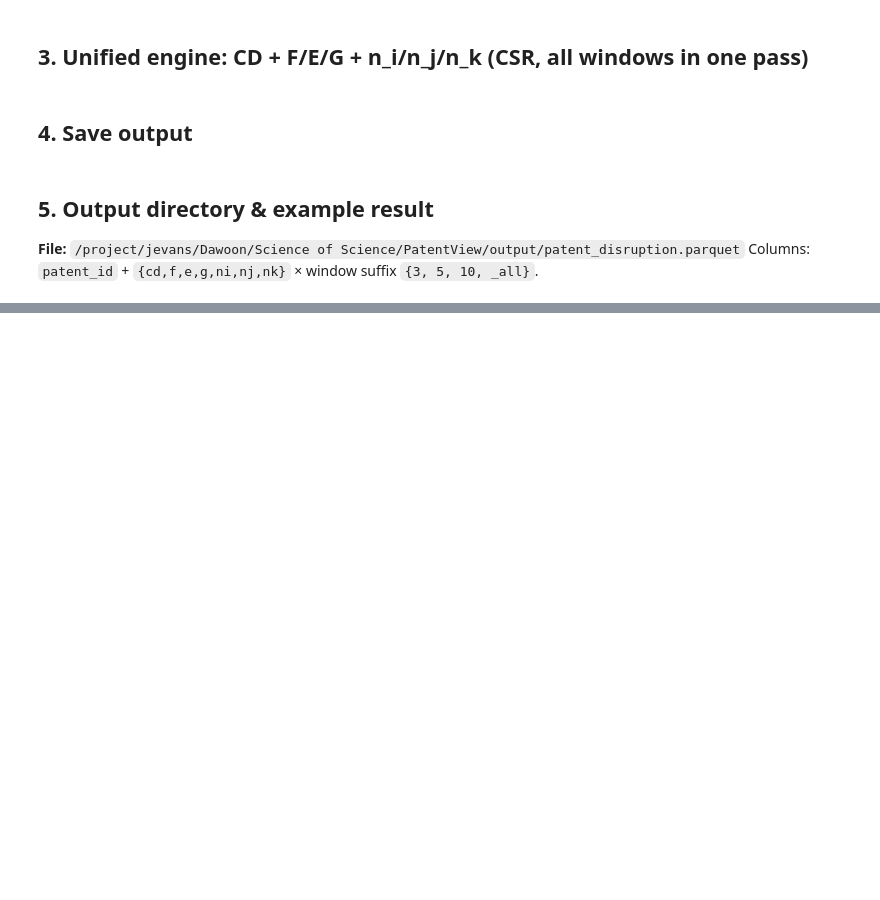
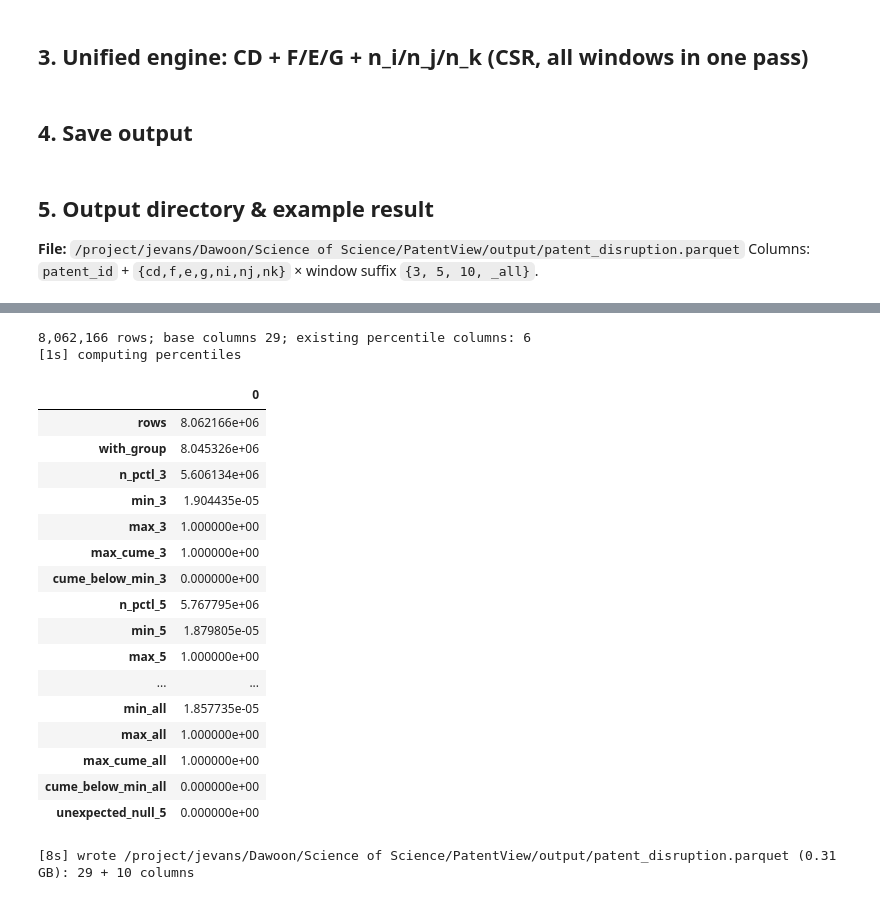
Before and after one commit to Dawoon-Jeong0523/Science-of-Science, a Jupyter notebook: PatentView/notebook/patent_disruption.ipynb, the cells around one changed output, grey strips where cells are left out. Drawn from its saved outputs; the diff is of its cells as text; code cells hidden in the pictures; blank space fills up the shorter version.

```diff
--- a/PatentView/notebook/patent_disruption.ipynb
+++ b/PatentView/notebook/patent_disruption.ipynb
@@ -212,0 +224,76 @@ display(out[[c for c in out.columns if c.split('_')[0] in ('CD','F','E','G')]].d
+# %%
+# Self-contained: this section reads the finished parquet and the metadata and can be run alone
+# (python run_notebook.py <nb> --from <this code cell> --save-outputs). It appends the cohort
+# percentile columns and replaces the file atomically; re-running recomputes them.
+import os, time, duckdb
+import numpy as np, pandas as pd
+t0 = time.time()
+_mb = os.environ.get('SLURM_MEM_PER_NODE')
+DUCKDB_MEM = os.environ.get('NB_DUCKDB_MEM') or (f'{int(int(_mb) * 0.8)}MB' if _mb else '16GB')
+con = duckdb.connect()
+con.execute(f"SET memory_limit='{DUCKDB_MEM}'"); con.execute(f"SET threads={int(os.environ.get('SLURM_CPUS_PER_TASK', '4'))}")
+con.execute("SET temp_directory='/project/jevans/Dawoon/Science of Science/.duckdb_tmp'"); con.execute('SET preserve_insertion_order=false')
+HORIZONS = ['3', '5', '10', 'all']
+
+OUT_FP = '/project/jevans/Dawoon/Science of Science/PatentView/output/patent_disruption.parquet'
+META_FP = '/project/jevans/Dawoon/Science of Science/PatentView/output/patent_metadata.parquet'
+TMP_FP = OUT_FP + '.pctl.tmp.parquet'
+cols = con.execute(f"SELECT * FROM read_parquet('{OUT_FP}') LIMIT 0").df().columns.tolist()
+base_cols = [c for c in cols if not (c.endswith('_pctl') or c.endswith('_pctl_cume')) and c not in ('pctl_year', 'pctl_group')]
+n0 = con.execute(f"SELECT count(*) FROM read_parquet('{OUT_FP}')").fetchone()[0]
+print(f'{n0:,} rows; base columns {len(base_cols)}; existing percentile columns: {len(cols) - len(base_cols)}')
+con.execute(f"""
+CREATE TEMP TABLE key AS
+SELECT CAST(patent_id AS VARCHAR) AS patent_id, filing_year AS pctl_year,
+       CASE WHEN upper(substr(trim(cpc_code), 1, 1)) IN ('A','B','C','D','E','F','G','H','Y') THEN upper(substr(trim(cpc_code), 1, 1)) END AS pctl_group
+FROM read_parquet('{META_FP}') WHERE filing_year IS NOT NULL""")
+# Two percentiles per window: CD_h_pctl = minimum rank / n (share strictly below), and CD_h_pctl_cume = share
+# at or below the value (ties inclusive, like cume_dist). CD has large tie blocks at its extremes (CD = 1 when every
+# citer cites only the focal document), so the minimum-rank percentile of the whole top block can sit far below 0.9;
+# the cumulative percentile is the one to threshold for "top x%" hits.
+pctl = ', '.join(
+    f"CASE WHEN d.CD_{h} IS NULL OR k.pctl_group IS NULL THEN NULL "
+    f"ELSE rank() OVER (PARTITION BY k.pctl_year, k.pctl_group ORDER BY d.CD_{h}) * 1.0 "
+    f"/ count(d.CD_{h}) OVER (PARTITION BY k.pctl_year, k.pctl_group) END AS CD_{h}_pctl, "
+    f"CASE WHEN d.CD_{h} IS NULL OR k.pctl_group IS NULL THEN NULL "
+    f"ELSE count(d.CD_{h}) OVER (PARTITION BY k.pctl_year, k.pctl_group ORDER BY d.CD_{h} RANGE BETWEEN UNBOUNDED PRECEDING AND CURRENT ROW) * 1.0 "
+    f"/ count(d.CD_{h}) OVER (PARTITION BY k.pctl_year, k.pctl_group) END AS CD_{h}_pctl_cume" for h in HORIZONS)
+print(f'[{time.time() - t0:.0f}s] computing percentiles')
+con.execute(f"""
+COPY (
+  SELECT {', '.join('d.' + c for c in base_cols)}, k.pctl_year, k.pctl_group, {pctl}
+  FROM (SELECT * REPLACE (CAST(patent_id AS VARCHAR) AS patent_id) FROM read_parquet('{OUT_FP}')) d LEFT JOIN key k USING (patent_id)
+) TO '{TMP_FP}' (FORMAT PARQUET, COMPRESSION ZSTD)""")
+chk = con.execute(f"""
+SELECT count(*) AS rows, count(pctl_group) AS with_group,
+       {', '.join(f'count(CD_{h}_pctl) AS n_pctl_{h}, min(CD_{h}_pctl) AS min_{h}, max(CD_{h}_pctl) AS max_{h}, max(CD_{h}_pctl_cume) AS max_cume_{h}, sum(CASE WHEN CD_{h}_pctl_cume < CD_{h}_pctl THEN 1 ELSE 0 END) AS cume_below_min_{h}' for h in HORIZONS)},
+       sum(CASE WHEN CD_5 IS NOT NULL AND pctl_group IS NOT NULL AND CD_5_pctl IS NULL THEN 1 ELSE 0 END) AS unexpected_null_5
+FROM read_parquet('{TMP_FP}')""").df()
+display(chk.T)
+assert chk.rows[0] == n0, 'row count changed'
+assert chk.unexpected_null_5[0] == 0 and chk.max_5[0] <= 1 and chk.min_5[0] > 0
+assert chk.max_cume_5[0] <= 1 + 1e-12 and chk.cume_below_min_5[0] == 0, 'cumulative percentile must be >= minimum-rank percentile'
+os.replace(TMP_FP, OUT_FP)
+con.close()
+print(f'[{time.time() - t0:.0f}s] wrote {OUT_FP} ({os.path.getsize(OUT_FP) / 1e9:.2f} GB): {len(base_cols)} + 10 columns')
+# %% [output]
+8,062,166 rows; base columns 29; existing percentile columns: 6
+[1s] computing percentiles
+|  | 0 |
+| rows | 8.062166e+06 |
+| with_group | 8.045326e+06 |
+| n_pctl_3 | 5.606134e+06 |
+| min_3 | 1.904435e-05 |
+| max_3 | 1.000000e+00 |
+| max_cume_3 | 1.000000e+00 |
+| cume_below_min_3 | 0.000000e+00 |
+| n_pctl_5 | 5.767795e+06 |
+| min_5 | 1.879805e-05 |
+| max_5 | 1.000000e+00 |
+| ... | ... |
+| min_all | 1.857735e-05 |
+| max_all | 1.000000e+00 |
+| max_cume_all | 1.000000e+00 |
+| cume_below_min_all | 0.000000e+00 |
+| unexpected_null_5 | 0.000000e+00 |
+[8s] wrote /project/jevans/Dawoon/Science of Science/PatentView/output/patent_disruption.parquet (0.31 GB): 29 + 10 columns
```
Also changed, not shown: parts of 1 cell of this notebook, 29 other files.
